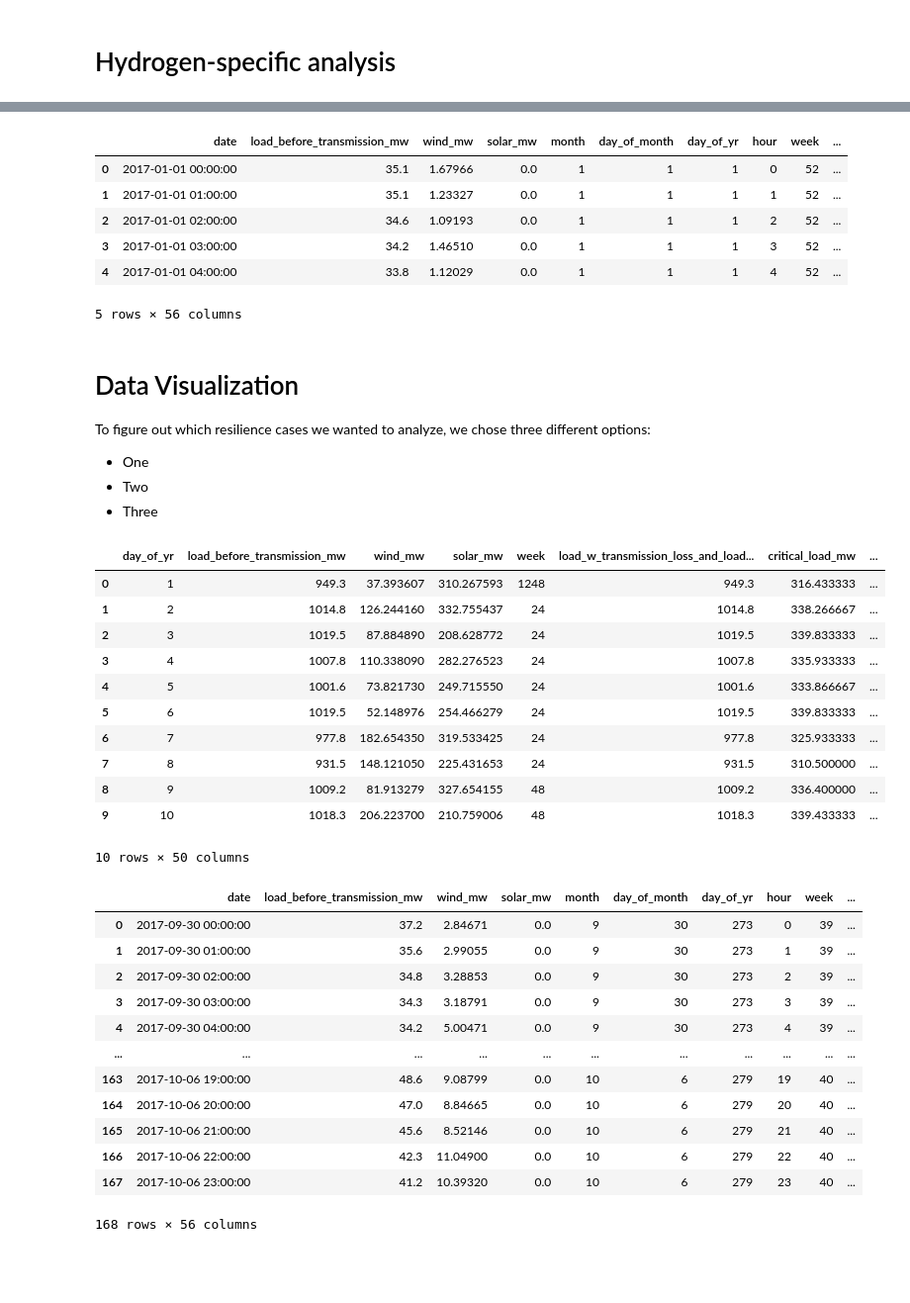
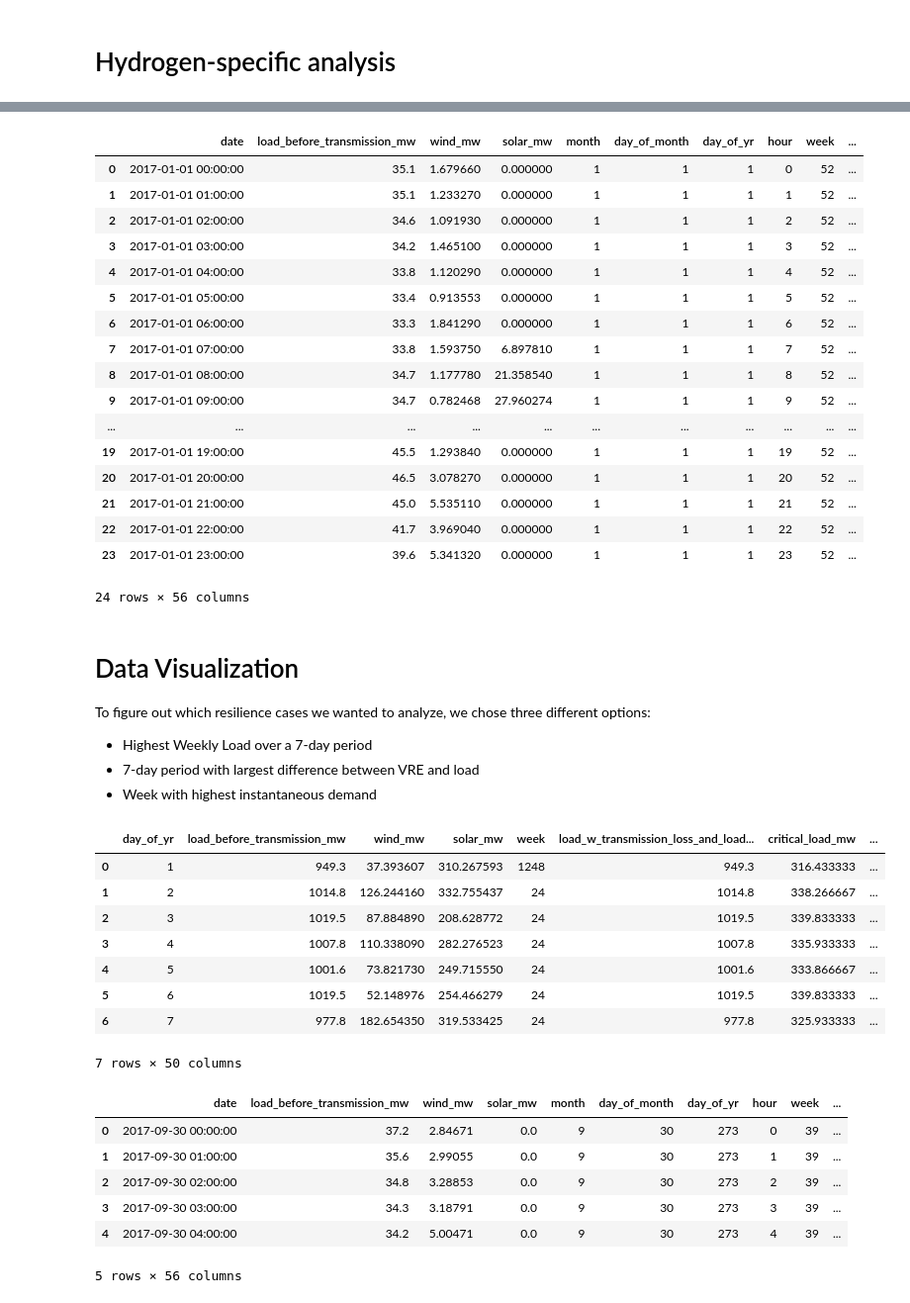
Before and after one commit to b-o-l-l-a/aes-engy-692, a Jupyter notebook: amerigo_island/notebooks/resilience.ipynb, the cells around one changed output, grey strips where cells are left out. Shown at 99% size. Saved outputs shown, nothing was run; the diff lists cells and outputs as text; code cells hidden in the pictures; blank space fills up the shorter version.

```diff
--- a/amerigo_island/notebooks/resilience.ipynb
+++ b/amerigo_island/notebooks/resilience.ipynb
@@ -118,3 +88,13 @@ THERMAL_MIN_GEN_MW = 0
+# %%
+# other values/assumptions needed for the analysis.
+# assumptions specific to a given technology (e.g., H2, battery) are provided in their respective section
+CRITICAL_LOAD_PERC = (1/3)
+SOLAR_SCALE_FACTOR = 1
+WIND_SCALE_FACTOR = 1
+TRANSMISSION_EFFICIENCY = 1
+LOAD_SCALING_FACTOR = 1
+THERMAL_BASE_GEN_MW = 35
+THERMAL_MIN_GEN_MW = 0
 # %% [markdown]
 #### Clean the input data set
 The input data set might have `null` values, and we want to make sure the date column is formatted in the way we expect downstream
@@ -722,22 +698,33 @@ def calc_optimized_h2_cols(df):
 final_df = calc_optimized_h2_cols(h2_intermediate_df)
 final_df.to_csv(os.path.join(FINAL_DATA_DIR, "full_resilience_df.csv"), index=False)
 # %%
-final_df.head()
+final_df.head(24)
 # %% [output]
 |  | date | load_before_transmission_mw | wind_mw | solar_mw | month | day_of_month | day_of_yr | hour | week | ... |
-| 0 | 2017-01-01 00:00:00 | 35.1 | 1.67966 | 0.0 | 1 | 1 | 1 | 0 | 52 | ... |
-| 1 | 2017-01-01 01:00:00 | 35.1 | 1.23327 | 0.0 | 1 | 1 | 1 | 1 | 52 | ... |
-| 2 | 2017-01-01 02:00:00 | 34.6 | 1.09193 | 0.0 | 1 | 1 | 1 | 2 | 52 | ... |
-| 3 | 2017-01-01 03:00:00 | 34.2 | 1.46510 | 0.0 | 1 | 1 | 1 | 3 | 52 | ... |
-| 4 | 2017-01-01 04:00:00 | 33.8 | 1.12029 | 0.0 | 1 | 1 | 1 | 4 | 52 | ... |
+| 0 | 2017-01-01 00:00:00 | 35.1 | 1.679660 | 0.000000 | 1 | 1 | 1 | 0 | 52 | ... |
+| 1 | 2017-01-01 01:00:00 | 35.1 | 1.233270 | 0.000000 | 1 | 1 | 1 | 1 | 52 | ... |
+| 2 | 2017-01-01 02:00:00 | 34.6 | 1.091930 | 0.000000 | 1 | 1 | 1 | 2 | 52 | ... |
+| 3 | 2017-01-01 03:00:00 | 34.2 | 1.465100 | 0.000000 | 1 | 1 | 1 | 3 | 52 | ... |
+| 4 | 2017-01-01 04:00:00 | 33.8 | 1.120290 | 0.000000 | 1 | 1 | 1 | 4 | 52 | ... |
+| 5 | 2017-01-01 05:00:00 | 33.4 | 0.913553 | 0.000000 | 1 | 1 | 1 | 5 | 52 | ... |
+| 6 | 2017-01-01 06:00:00 | 33.3 | 1.841290 | 0.000000 | 1 | 1 | 1 | 6 | 52 | ... |
+| 7 | 2017-01-01 07:00:00 | 33.8 | 1.593750 | 6.897810 | 1 | 1 | 1 | 7 | 52 | ... |
+| 8 | 2017-01-01 08:00:00 | 34.7 | 1.177780 | 21.358540 | 1 | 1 | 1 | 8 | 52 | ... |
+| 9 | 2017-01-01 09:00:00 | 34.7 | 0.782468 | 27.960274 | 1 | 1 | 1 | 9 | 52 | ... |
+| ... | ... | ... | ... | ... | ... | ... | ... | ... | ... | ... |
+| 19 | 2017-01-01 19:00:00 | 45.5 | 1.293840 | 0.000000 | 1 | 1 | 1 | 19 | 52 | ... |
+| 20 | 2017-01-01 20:00:00 | 46.5 | 3.078270 | 0.000000 | 1 | 1 | 1 | 20 | 52 | ... |
+| 21 | 2017-01-01 21:00:00 | 45.0 | 5.535110 | 0.000000 | 1 | 1 | 1 | 21 | 52 | ... |
+| 22 | 2017-01-01 22:00:00 | 41.7 | 3.969040 | 0.000000 | 1 | 1 | 1 | 22 | 52 | ... |
+| 23 | 2017-01-01 23:00:00 | 39.6 | 5.341320 | 0.000000 | 1 | 1 | 1 | 23 | 52 | ... |
-5 rows × 56 columns
+24 rows × 56 columns
 # %% [markdown]
 # Data Visualization
 
 To figure out which resilience cases we wanted to analyze, we chose three different options:
-* One
-* Two
-* Three
+* Highest Weekly Load over a 7-day period
+* 7-day period with largest difference between VRE and load
+* Week with highest instantaneous demand
 # %%
 prev_7_load_colname = 'prev_7_load'
 prev_7_load_vre_diff_colname = 'prev_7_load_vre_diff'
@@ -769,7 +756,7 @@ daily_df = final_df.groupby(day_of_yr_colname).sum().reset_index()
 daily_df = daily_df.drop([month_colname, day_of_month_colname, hour_colname], axis=1)
 final_daily_df = add_daily_common_cols(daily_df)
 # %%
-final_daily_df.head(10)
+final_daily_df.head(7)
 # %% [output]
 |  | day_of_yr | load_before_transmission_mw | wind_mw | solar_mw | week | load_w_transmission_loss_and_load... | critical_load_mw | ... |
 | 0 | 1 | 949.3 | 37.393607 | 310.267593 | 1248 | 949.3 | 316.433333 | ... |
@@ -779,10 +766,7 @@ final_daily_df.head(10)
 | 4 | 5 | 1001.6 | 73.821730 | 249.715550 | 24 | 1001.6 | 333.866667 | ... |
 | 5 | 6 | 1019.5 | 52.148976 | 254.466279 | 24 | 1019.5 | 339.833333 | ... |
 | 6 | 7 | 977.8 | 182.654350 | 319.533425 | 24 | 977.8 | 325.933333 | ... |
-| 7 | 8 | 931.5 | 148.121050 | 225.431653 | 24 | 931.5 | 310.500000 | ... |
-| 8 | 9 | 1009.2 | 81.913279 | 327.654155 | 48 | 1009.2 | 336.400000 | ... |
-| 9 | 10 | 1018.3 | 206.223700 | 210.759006 | 48 | 1018.3 | 339.433333 | ... |
-10 rows × 50 columns
+7 rows × 50 columns
 # %%
 resilience_case_load_daynum = \
     final_daily_df[final_daily_df[prev_7_load_colname] == final_daily_df[prev_7_load_colname].max()].to_dict('r')[0][day_of_yr_colname]
@@ -793,7 +777,7 @@ resilience_case_vre_load_diff_daynum = \
 resilience_case_max_demand_daynum = \
     final_load_and_vre_df[final_load_and_vre_df[load_w_transmission_loss_and_load_scale_colname] == final_load_and_vre_df[load_w_transmission_loss_and_load_scale_colname].max()].to_dict('r')[0][day_of_yr_colname]
 # %%
-def get_resilience_df(df, daynum):
+def get_weekly_df(df, daynum):
 
     decorated_df = df.copy()
 
@@ -806,25 +790,19 @@ def get_resilience_df(df, daynum):
 
     return decorated_df
 # %%
-resil_max_week_load_df = get_resilience_df(final_df, resilience_case_load_daynum)
-resil_max_vre_load_diff_df = get_resilience_df(final_df, resilience_case_vre_load_diff_daynum - 1)
-resil_max_demand_df = get_resilience_df(final_df, resilience_case_max_demand_daynum + 3) # Add two to get full week
+resil_max_week_load_df = get_weekly_df(final_df, resilience_case_load_daynum)
+resil_max_vre_load_diff_df = get_weekly_df(final_df, resilience_case_vre_load_diff_daynum - 1)
+resil_max_demand_df = get_weekly_df(final_df, resilience_case_max_demand_daynum + 3) # Add two to get full week
 # %%
-resil_max_vre_load_diff_df
+resil_max_vre_load_diff_df.head()
 # %% [output]
 |  | date | load_before_transmission_mw | wind_mw | solar_mw | month | day_of_month | day_of_yr | hour | week | ... |
 | 0 | 2017-09-30 00:00:00 | 37.2 | 2.84671 | 0.0 | 9 | 30 | 273 | 0 | 39 | ... |
 | 1 | 2017-09-30 01:00:00 | 35.6 | 2.99055 | 0.0 | 9 | 30 | 273 | 1 | 39 | ... |
 | 2 | 2017-09-30 02:00:00 | 34.8 | 3.28853 | 0.0 | 9 | 30 | 273 | 2 | 39 | ... |
 | 3 | 2017-09-30 03:00:00 | 34.3 | 3.18791 | 0.0 | 9 | 30 | 273 | 3 | 39 | ... |
 | 4 | 2017-09-30 04:00:00 | 34.2 | 5.00471 | 0.0 | 9 | 30 | 273 | 4 | 39 | ... |
-| ... | ... | ... | ... | ... | ... | ... | ... | ... | ... | ... |
-| 163 | 2017-10-06 19:00:00 | 48.6 | 9.08799 | 0.0 | 10 | 6 | 279 | 19 | 40 | ... |
-| 164 | 2017-10-06 20:00:00 | 47.0 | 8.84665 | 0.0 | 10 | 6 | 279 | 20 | 40 | ... |
-| 165 | 2017-10-06 21:00:00 | 45.6 | 8.52146 | 0.0 | 10 | 6 | 279 | 21 | 40 | ... |
-| 166 | 2017-10-06 22:00:00 | 42.3 | 11.04900 | 0.0 | 10 | 6 | 279 | 22 | 40 | ... |
-| 167 | 2017-10-06 23:00:00 | 41.2 | 10.39320 | 0.0 | 10 | 6 | 279 | 23 | 40 | ... |
-168 rows × 56 columns
+5 rows × 56 columns
 # %%
 sns.set(rc={'figure.figsize':(18, 6)})
 plt.rc('legend',fontsize=16)
```
Also changed, not shown: parts of 34 cells of this notebook.
